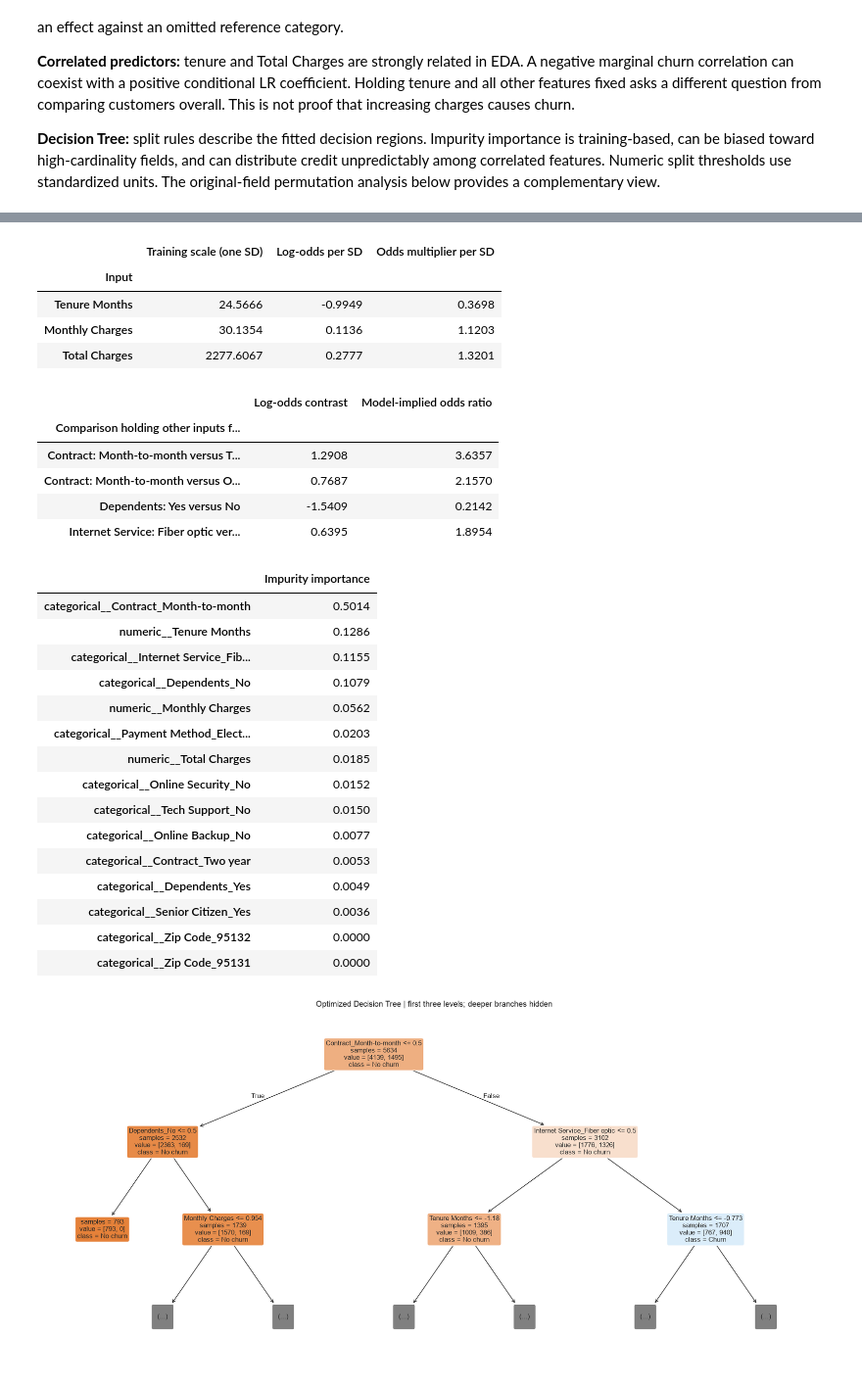
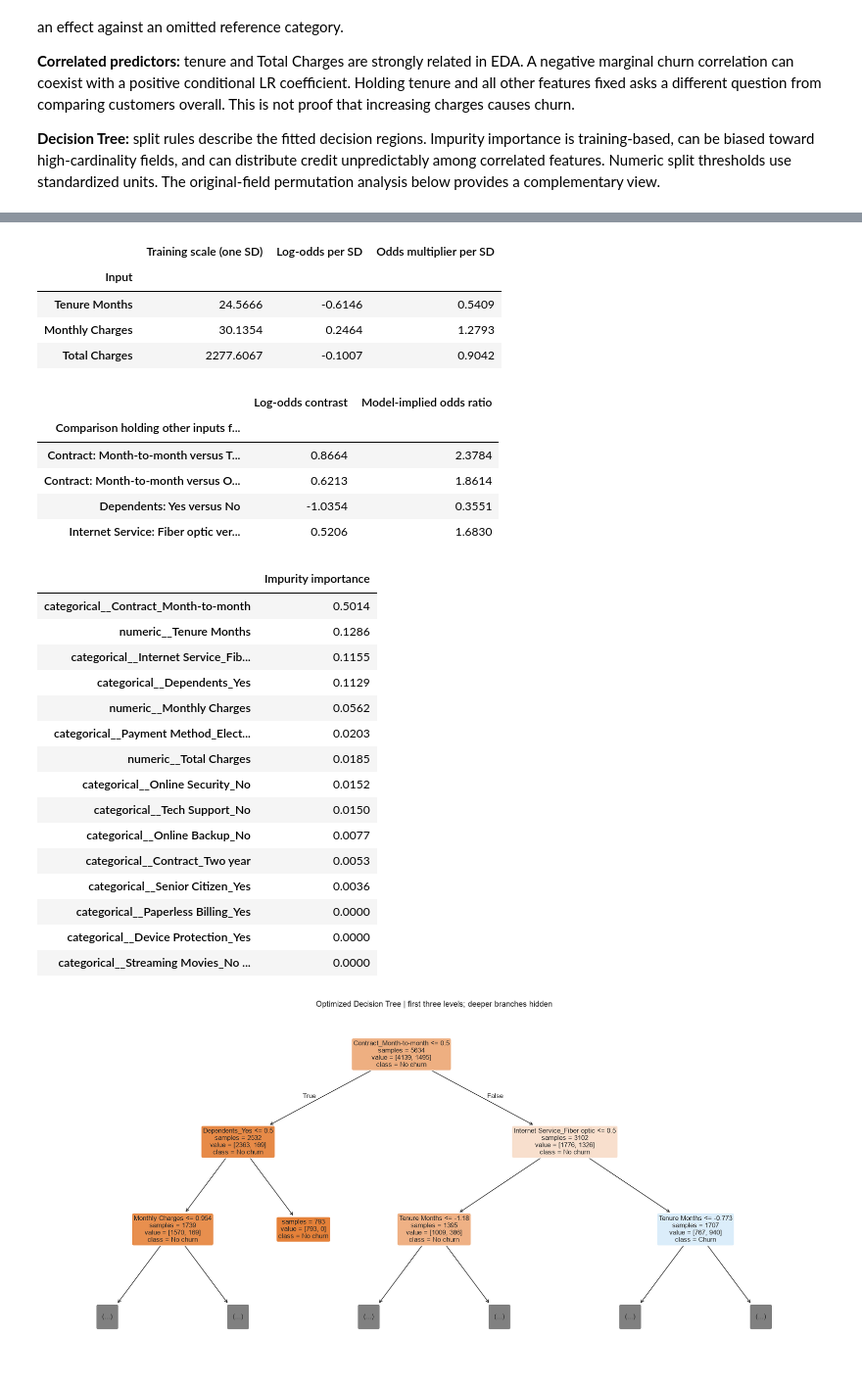
Before and after one commit to mehrthur-teste/end-to-end-supervised-machine-learning-project, a Jupyter notebook: Group4.ipynb, the cells around one changed output, grey strips where cells are left out. Shown at 98% size. Cells and saved outputs as stored; diff of their text form; code cells hidden in the pictures.

Commit message:
Apply LR cutoff 0.60 and remove ZIP with controlled comparison

```diff
--- a/Group4.ipynb
+++ b/Group4.ipynb
@@ -173,9 +176,8 @@ if TARGET_COLUMN not in raw.columns:
     raise ValueError(f"Target not found: {TARGET_COLUMN}")
 
 # Extend after reading the dataset dictionary and defining the prediction time.
-# Keep ZIP Code as the single geographic representation. Remove constant
-# fields and repeated location encodings based on schema, not test scores.
-EXTRA_EXCLUDE = ["CLTV", "Country", "State", "City", "Lat Long", "Latitude", "Longitude"]
+# Remove constant fields and all geographic representations in this revision.
+EXTRA_EXCLUDE = ["CLTV", "Country", "State", "City", "Lat Long", "Latitude", "Longitude", "Zip Code"]
 excluded_keys = {
     "customerid", "customerstatus", "churn", "churnlabel", "churnvalue",
     "churnscore", "churncategory", "churnreason", "count",
@@ -474,6 +476,24 @@ for name, model in baseline_models.items():
     cv_rows.append(row)
     model.fit(X_train, y_train)
 display(pd.DataFrame(cv_rows).set_index("Model").round(4))
+# Apply the requested cutoff consistently in CV scoring, evaluation and export.
+LR_THRESHOLD = 0.60
+def predict_at_threshold(estimator, features, threshold):
+    if threshold == 0.50:
+        return estimator.predict(features)
+    probabilities = estimator.predict_proba(features)[:, list(estimator.classes_).index(1)]
+    return (probabilities >= threshold).astype(int)
+
+def threshold_accuracy(estimator, features, target):
+    return accuracy_score(target, predict_at_threshold(estimator, features, LR_THRESHOLD))
+def threshold_precision(estimator, features, target):
+    return precision_score(target, predict_at_threshold(estimator, features, LR_THRESHOLD), zero_division=0)
+def threshold_recall(estimator, features, target):
+    return recall_score(target, predict_at_threshold(estimator, features, LR_THRESHOLD), zero_division=0)
+def threshold_f1(estimator, features, target):
+    return f1_score(target, predict_at_threshold(estimator, features, LR_THRESHOLD), zero_division=0)
+LR_SCORING = {"accuracy": threshold_accuracy, "precision": threshold_precision,
+              "recall": threshold_recall, "f1": threshold_f1, "roc_auc": "roc_auc"}
 # %% [output]
 |  | CV accuracy mean | CV accuracy std | CV precision mean | CV precision std | CV recall mean | CV recall std | ... |
 | Model |  |  |  |  |  |  | ... |
@@ -497,7 +517,7 @@ search_specs = {
 searches = {}
 for name, (pipeline, param_grid) in search_specs.items():
     search = GridSearchCV(
-        pipeline, param_grid, cv=CV, scoring=SCORING,
+        pipeline, param_grid, cv=CV, scoring=LR_SCORING if name == "Optimized Logistic Regression" else SCORING,
         refit=SELECTION_METRIC, n_jobs=-1, error_score="raise",
     )
     search.fit(X_train, y_train)
@@ -570,22 +588,18 @@ Evaluate the four fixed models on the same 1,409 test customers. The displayed t
 from sklearn.metrics import average_precision_score, precision_recall_curve, confusion_matrix
 
 # Every metric uses the same customers and the same fitted pipelines.
-# Positive-class metrics explicitly use Churn = 1; predict() retains the default decision.
+# Positive-class metrics explicitly use Churn = 1; optimized LR uses 0.60 and the other configurations use 0.50.
 evaluation_rows, test_predictions, test_probabilities = [], {}, {}
-diagnostic_comments = {
-    "Logistic Regression (Baseline)": "Highest test accuracy; lower churn recall than optimized LR",
-    "Decision Tree (Baseline)": "Perfect training accuracy; largest accuracy gap",
-    "Optimized Logistic Regression": "Highest churn F1 and recall; most false alerts",
-    "Optimized Decision Tree": "Smallest accuracy gap; fewer false alerts than optimized LR",
-}
 for name, model in models.items():
-    train_pred = model.predict(X_train)
-    pred = model.predict(X_test)
+    threshold = LR_THRESHOLD if name == "Optimized Logistic Regression" else 0.50
+    train_pred = predict_at_threshold(model, X_train, threshold)
+    pred = predict_at_threshold(model, X_test, threshold)
     prob = model.predict_proba(X_test)[:, list(model.classes_).index(1)]
     test_predictions[name], test_probabilities[name] = pred, prob
     tn, fp, fn, tp = confusion_matrix(y_test, pred, labels=[0, 1]).ravel()
     evaluation_rows.append({
         "Model": name,
+        "Threshold": threshold,
         "Train Accuracy": accuracy_score(y_train, train_pred),
         "Test Accuracy": accuracy_score(y_test, pred),
         "Precision": precision_score(y_test, pred, pos_label=1, zero_division=0),
@@ -601,7 +615,7 @@ for name, model in models.items():
           target_names=["No churn", "Churn"], digits=4, zero_division=0))
 comparison = pd.DataFrame(evaluation_rows).set_index("Model")
 comparison["Accuracy Gap"] = comparison["Train Accuracy"] - comparison["Test Accuracy"]
-comparison["Comments"] = pd.Series(diagnostic_comments)
+comparison["Comments"] = ["Baseline; cutoff 0.50", "Unrestricted tree; cutoff 0.50", "Tuned LR; cutoff 0.60", "Tuned tree; cutoff 0.50"]
 display(comparison[["Train Accuracy", "Test Accuracy", "Precision", "Recall", "F1-score", "Comments"]].round(4))
 print("Precision, recall and F1 refer to Churn = 1. Accuracy includes both classes.")
 print("Train accuracy is resubstitution accuracy, not out-of-fold accuracy.")
@@ -918,11 +927,11 @@ fig, axes = plt.subplots(1, 2, figsize=(14, 6))
 for ax, name in zip(axes, ["Optimized Logistic Regression", "Optimized Decision Tree"]):
     interpret_model = clone(models[name]).fit(interpret_fit_X, interpret_fit_y)
     permutation = permutation_importance(interpret_model, interpret_valid_X, interpret_valid_y,
-        scoring="f1", n_repeats=8, random_state=RANDOM_STATE, n_jobs=1)
+        scoring=threshold_f1 if name == "Optimized Logistic Regression" else "f1", n_repeats=8, random_state=RANDOM_STATE, n_jobs=1)
     table = pd.DataFrame({"Mean F1 decrease": permutation.importances_mean,
                           "Permutation SD": permutation.importances_std}, index=X_train.columns)
     permutation_tables[name] = table.sort_values("Mean F1 decrease", ascending=False)
-    print(name, "| diagnostic validation F1:", round(f1_score(interpret_valid_y, interpret_model.predict(interpret_valid_X)), 4))
+    print(name, "| diagnostic validation F1:", round(f1_score(interpret_valid_y, predict_at_threshold(interpret_model, interpret_valid_X, LR_THRESHOLD if name == "Optimized Logistic Regression" else .5)), 4))
     display(permutation_tables[name].round(4))
     top = permutation_tables[name].query("`Mean F1 decrease` > 0").head(10).sort_values("Mean F1 decrease")
     ax.barh(top.index, top["Mean F1 decrease"], xerr=top["Permutation SD"], capsize=3)
@@ -960,29 +969,29 @@ A raw column is shuffled before pipeline encoding, so all its one-hot levels are
 |  | Training scale (one SD) | Log-odds per SD | Odds multiplier per SD |
 | Input |  |  |  |
-| Tenure Months | 24.5666 | -0.9949 | 0.3698 |
-| Monthly Charges | 30.1354 | 0.1136 | 1.1203 |
-| Total Charges | 2277.6067 | 0.2777 | 1.3201 |
+| Tenure Months | 24.5666 | -0.6146 | 0.5409 |
+| Monthly Charges | 30.1354 | 0.2464 | 1.2793 |
+| Total Charges | 2277.6067 | -0.1007 | 0.9042 |
 |  | Log-odds contrast | Model-implied odds ratio |
 | Comparison holding other inputs f... |  |  |
-| Contract: Month-to-month versus T... | 1.2908 | 3.6357 |
-| Contract: Month-to-month versus O... | 0.7687 | 2.1570 |
-| Dependents: Yes versus No | -1.5409 | 0.2142 |
-| Internet Service: Fiber optic ver... | 0.6395 | 1.8954 |
+| Contract: Month-to-month versus T... | 0.8664 | 2.3784 |
+| Contract: Month-to-month versus O... | 0.6213 | 1.8614 |
+| Dependents: Yes versus No | -1.0354 | 0.3551 |
+| Internet Service: Fiber optic ver... | 0.5206 | 1.6830 |
 |  | Impurity importance |
 | categorical__Contract_Month-to-month | 0.5014 |
 | numeric__Tenure Months | 0.1286 |
 | categorical__Internet Service_Fib... | 0.1155 |
-| categorical__Dependents_No | 0.1079 |
+| categorical__Dependents_Yes | 0.1129 |
 | numeric__Monthly Charges | 0.0562 |
 | categorical__Payment Method_Elect... | 0.0203 |
 | numeric__Total Charges | 0.0185 |
 | categorical__Online Security_No | 0.0152 |
 | categorical__Tech Support_No | 0.0150 |
 | categorical__Online Backup_No | 0.0077 |
 | categorical__Contract_Two year | 0.0053 |
-| categorical__Dependents_Yes | 0.0049 |
 | categorical__Senior Citizen_Yes | 0.0036 |
-| categorical__Zip Code_95132 | 0.0000 |
-| categorical__Zip Code_95131 | 0.0000 |
+| categorical__Paperless Billing_Yes | 0.0000 |
+| categorical__Device Protection_Yes | 0.0000 |
+| categorical__Streaming Movies_No ... | 0.0000 |
-[figure, old version]
+[figure, new version]
 |  | Mean F1 decrease | Permutation SD |
```
Also changed, not shown: parts of 29 cells of this notebook, 6 other files.
